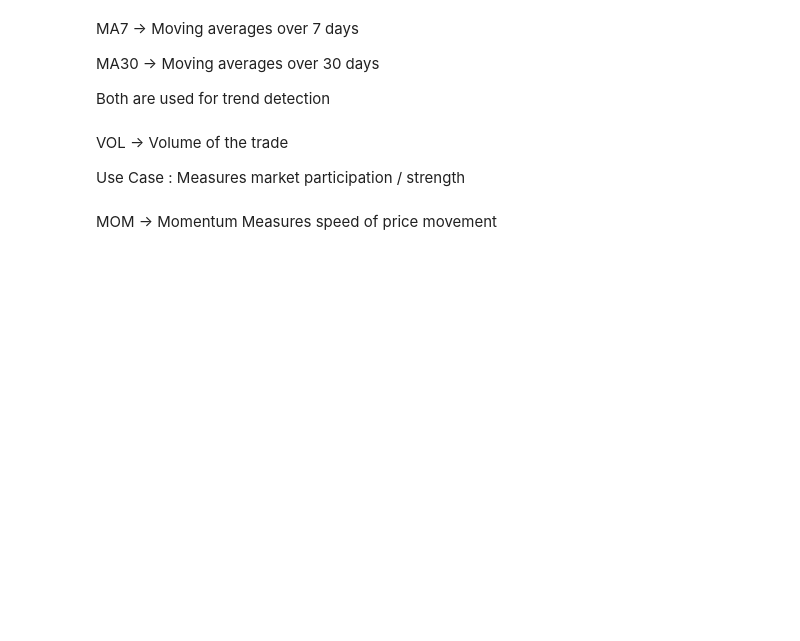
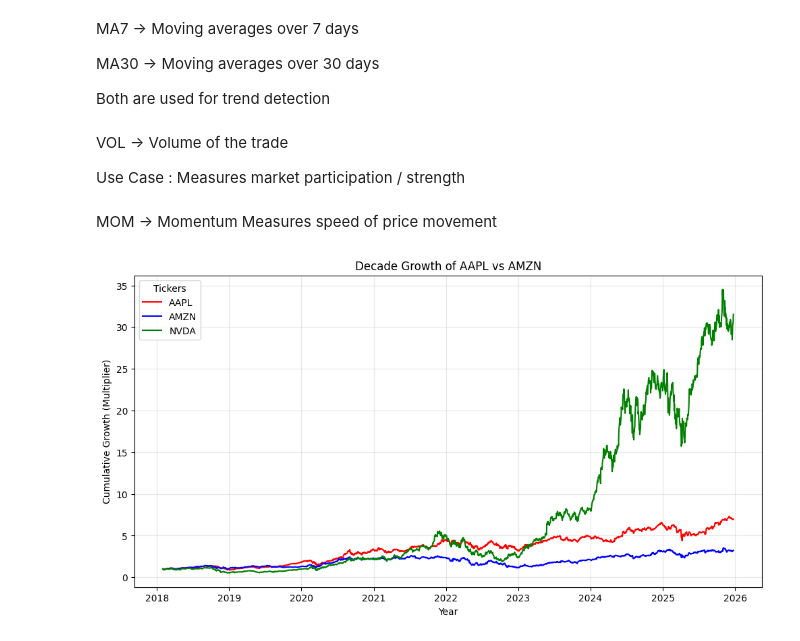
Before and after one commit to samarthFTR/Neural-Markowitz, a Jupyter notebook: notebooks/notebook.ipynb, the cells around one changed output. Cells and saved outputs as stored; diff of their text form; code cells hidden in the pictures; blank space fills up the shorter version.

Commit message:
feat: initialize project structure and add exploratory data analysis notebook

```diff
--- a/notebooks/notebook.ipynb
+++ b/notebooks/notebook.ipynb
@@ -62,3 +55,43 @@ Use Case : Measures market participation / strength
 # %% [markdown]
 MOM -> Momentum
 Measures speed of price movement
+# %%
+import matplotlib.pyplot as plt
+import seaborn as sns
+
+# 1. Choose the stock you want to visualize
+stock_ticker = "AAPL"
+stock_ticker2 = "AMZN"
+stock_ticker3 = "NVDA"
+stock_data = df[df['Ticker'] == stock_ticker].copy()
+stock_data2 = df[df['Ticker'] == stock_ticker2].copy()
+stock_data3 = df[df['Ticker'] == stock_ticker3].copy()
+# 2. Sort by date just to be absolutely sure chronologically
+stock_data['Date'] = pd.to_datetime(stock_data['Date'])
+stock_data = stock_data.sort_values('Date')
+stock_data2['Date'] = pd.to_datetime(stock_data2['Date'])
+stock_data2 = stock_data2.sort_values('Date')
+stock_data3['Date'] = pd.to_datetime(stock_data3['Date'])
+stock_data3 = stock_data3.sort_values('Date')
+# 3. Calculate Cumulative Return (Growth of $1 over time)
+stock_data['Cumulative_Growth'] = (1+stock_data['RET_1D']).cumprod()
+stock_data2['Cumulative_Growth'] = (1+stock_data2['RET_1D']).cumprod()
+stock_data3['Cumulative_Growth'] = (1+stock_data3['RET_1D']).cumprod()
+# 4. Plot the Growth
+plt.figure(figsize=(12, 6))
+
+# ADDED: label parameters here
+sns.lineplot(data=stock_data, x='Date', y='Cumulative_Growth', color="red", label=stock_ticker)
+sns.lineplot(data=stock_data2, x='Date', y='Cumulative_Growth', color="blue", label=stock_ticker2)
+sns.lineplot(data=stock_data3, x='Date', y='Cumulative_Growth', color="green", label=stock_ticker3)
+plt.title(f'Decade Growth of {stock_ticker} vs {stock_ticker2}')
+plt.xlabel('Year')
+plt.ylabel('Cumulative Growth (Multiplier)')
+plt.grid(True, alpha=0.3)
+
+# ADDED: plt.legend() to actually show the box
+plt.legend(title="Tickers")
+
+plt.show()
+# %% [output]
+[figure, added]
```
Also changed, not shown: parts of 3 cells of this notebook, 1 other file.
